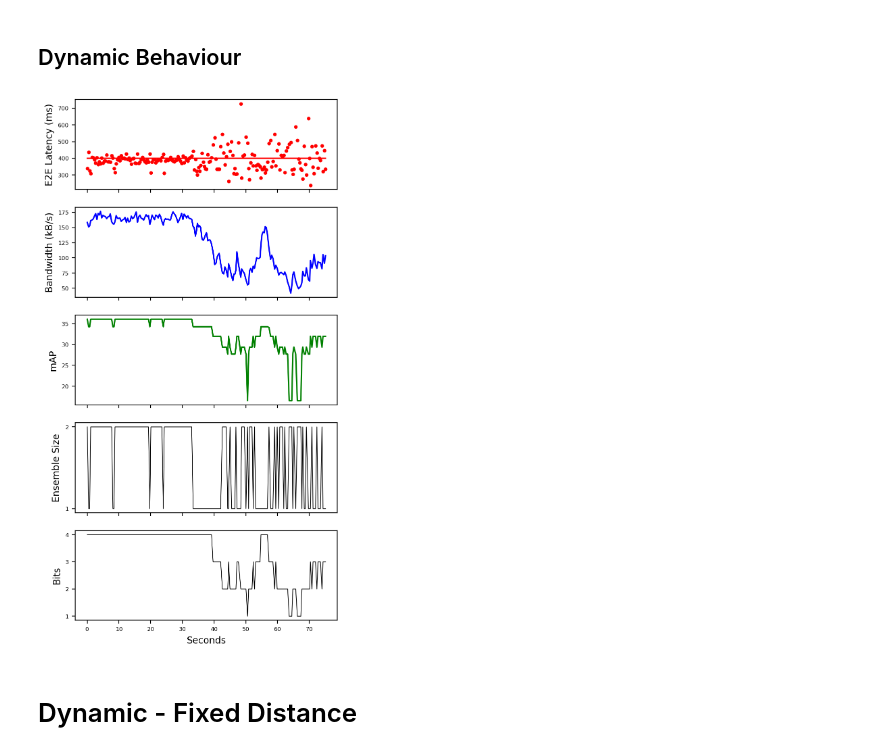
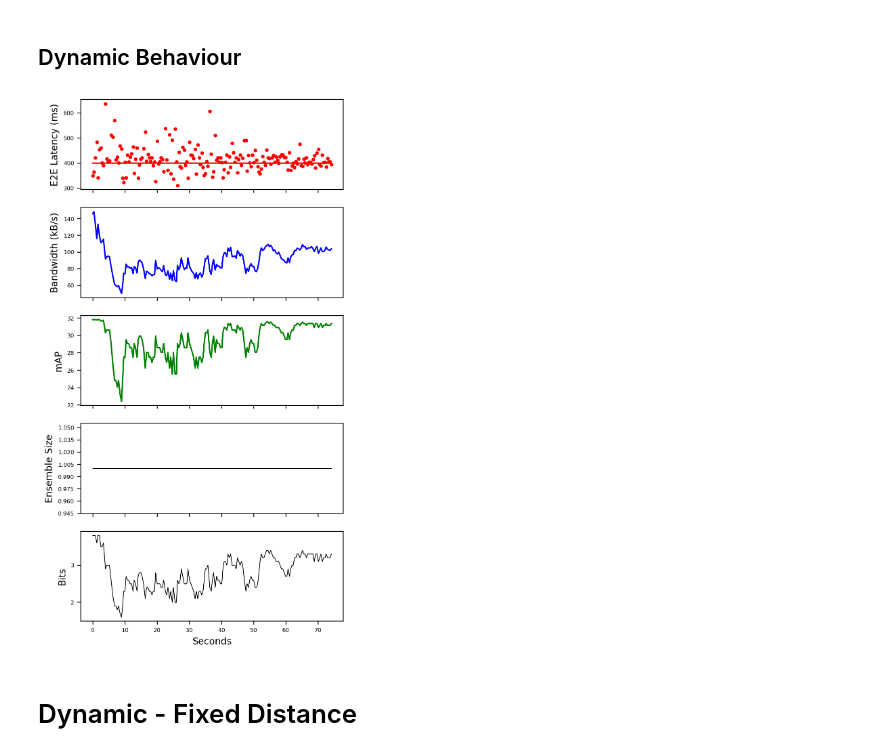
Before and after one commit to jsiloto/adaptive-cod-on-device, a Jupyter notebook: results/plots.ipynb, the cells around one changed output. Drawn from its saved outputs; the diff is of its cells as text; code cells hidden in the pictures.

```diff
--- a/results/plots.ipynb
+++ b/results/plots.ipynb
@@ -213,35 +213,35 @@ plt.rc('ytick', labelsize=SMALL_SIZE)    # fontsize of the tick labels
 plt.rc('legend', fontsize=SMALL_SIZE)    # legend fontsize
 plt.rc('figure', titlesize=BIGGER_SIZE)  # fontsize of the figure title
 
-results = read_jsonlines_file('output.jsonl')
+results = read_jsonlines_file('new/output_Test.jsonl')
 fig, ax = plt.subplots(5, 1, figsize=(5, 10), dpi=200)
 
 
 for a in fig.get_axes():
     a.label_outer()
 
 p0 = ax[0].scatter(results["time"], results["e2e"], s=8, color='r', label="E2E Latency")
 # p0 = ax[0].plot(time, e2e, "r-", linewidth=0.7)
 p0 = ax[0].plot(results["time"], results["deadline"], "r-")
 p1 = ax[1].plot(results["time"], results["bw"], "b-", label="Bandwidth(kB/s)")
 p2 = ax[2].plot(results["time"], results["mAP"], "g-", label="mAP")
 p3 = ax[3].plot(results["time"], results["compute"], linewidth=0.7, color="black", label="mAP")
 p4 = ax[4].plot(results["time"], results["bits"], linewidth=0.7, color="black", label="mAP")
 
 
 ax[3].yaxis.set_major_locator(MaxNLocator(integer=True))
 ax[4].yaxis.set_major_locator(MaxNLocator(integer=True))
 
 ax[0].set_ylabel("E2E Latency (ms)")
 ax[1].set_ylabel("Bandwidth (kB/s)")
 ax[2].set_ylabel("mAP")
 ax[3].set_ylabel("Ensemble Size")
 ax[4].set_ylabel("Bits")
 ax[4].set_xlabel("Seconds")
 
 plt.savefig("dynamic.pdf")
 # %% [output]
-[figure, old version]
+[figure, new version]
 # %% [markdown]
 # Dynamic - Fixed Distance
 # %%
```
Also changed, not shown: parts of 4 cells of this notebook, 4 other files.
